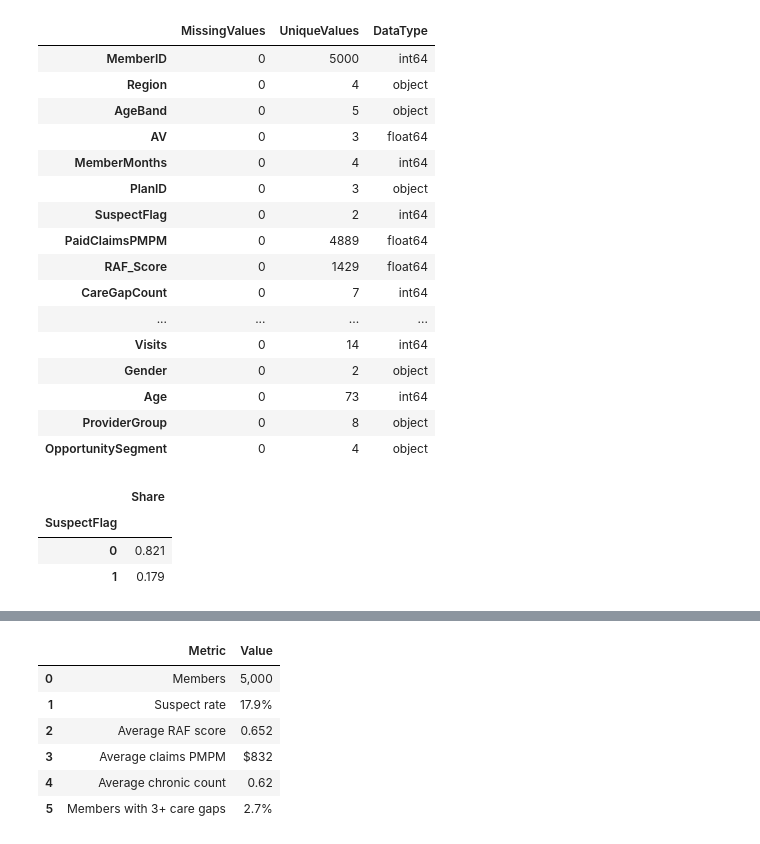
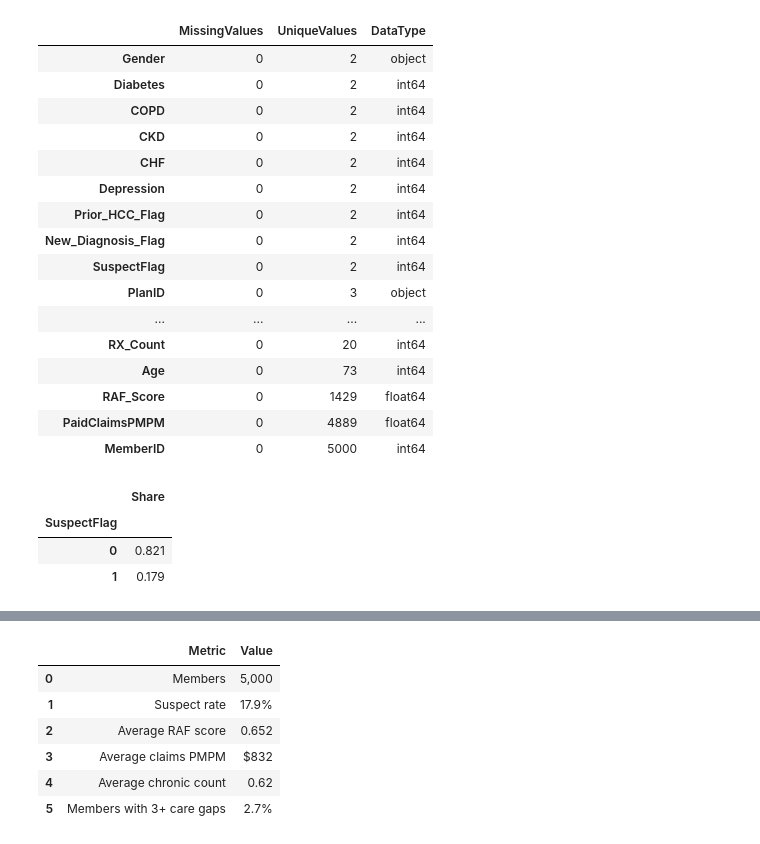
Before and after one commit to BIRJUNG/healthcare-risk-command-center, a Jupyter notebook: notebooks/Healthcare_Risk_Adjustment_Analytics.ipynb, the cells around one changed output, grey strips where cells are left out. Drawn from its saved outputs; the diff is of its cells as text; code cells hidden in the pictures.

```diff
--- a/notebooks/Healthcare_Risk_Adjustment_Analytics.ipynb
+++ b/notebooks/Healthcare_Risk_Adjustment_Analytics.ipynb
@@ -28,7 +57,7 @@ from sklearn.metrics import PrecisionRecallDisplay, RocCurveDisplay
 
 warnings.filterwarnings("ignore")
 sns.set_theme(style="whitegrid", palette="deep")
-pd.set_option("display.max_columns", 60)
+pd.set_option("display.max_columns", 80)
 pd.set_option("display.float_format", lambda value: f"{value:,.3f}")
 
 PROJECT_ROOT = Path.cwd()
@@ -38,9 +67,7 @@ if str(PROJECT_ROOT) not in sys.path:
     sys.path.insert(0, str(PROJECT_ROOT))
 
 from src.risk_adjustment_pipeline import (
-    CATEGORICAL_FEATURES,
     MODEL_FEATURES,
-    NUMERIC_FEATURES,
     TARGET,
     classification_summary,
     feature_importance,
@@ -54,6 +81,9 @@ from src.risk_adjustment_pipeline import (
 
 DATA_DIR = PROJECT_ROOT / "data"
 OUTPUT_DIR = PROJECT_ROOT / "outputs"
-FIG_DIR = PROJECT_ROOT / "outputs" / "figures"
+FIG_DIR = OUTPUT_DIR / "figures"
 for folder in [DATA_DIR, OUTPUT_DIR, FIG_DIR]:
     folder.mkdir(parents=True, exist_ok=True)
+
+print(f"Project root: {PROJECT_ROOT}")
+print("Setup complete.")
@@ -93,32 +150,37 @@ Before modeling, the workflow checks completeness, feature types, target prevale
 data_dictionary = pd.DataFrame(
     [
         ("MemberID", "Synthetic member identifier; no real PHI."),
-        ("Region, ProviderGroup", "Operational segments for network and market analysis."),
-        ("Age, Gender, AgeBand", "Demographic attributes used for profiling and fairness checks."),
-        ("Visits, ER_Visits, Inpatient_Admits, RX_Count", "Healthcare utilization signals."),
+        ("Region", "Market or geography segment."),
+        ("ProviderGroup", "Provider organization responsible for member care."),
+        ("Age, Gender, AgeBand", "Demographic attributes for profiling and validation."),
+        ("Visits, ER_Visits, Inpatient_Admits, RX_Count", "Utilization intensity signals."),
         ("Diabetes, COPD, CKD, CHF, Depression", "Synthetic chronic condition indicators."),
-        ("ChronicCount", "Total chronic-condition burden."),
-        ("Prior_HCC_Flag, New_Diagnosis_Flag", "HCC-like prior documentation and new diagnosis signals."),
-        ("CareGapCount", "Open care or documentation gap count."),
+        ("ChronicCount", "Total count of chronic conditions."),
+        ("Prior_HCC_Flag", "Whether risk was previously documented."),
+        ("New_Diagnosis_Flag", "Potential new documentation opportunity."),
+        ("CareGapCount", "Open care or documentation gaps."),
         ("RAF_Score", "Synthetic risk adjustment factor score."),
         ("PaidClaimsPMPM", "Synthetic paid claims per member per month."),
-        ("PlanID, MemberMonths, AV", "Plan and enrollment fields used for transfer modeling."),
-        ("SuspectFlag", "Target: member should be prioritized for documentation/chart-review workflow."),
+        ("PlanID, MemberMonths, AV", "Plan, enrollment, and actuarial value fields."),
+        ("SuspectFlag", "Target: member should be prioritized for review."),
     ],
     columns=["Field", "Meaning"],
 )
 
 display(data_dictionary)
 
-quality_summary = pd.DataFrame({
-    "MissingValues": df.isna().sum(),
-    "UniqueValues": df.nunique(),
-    "DataType": df.dtypes.astype(str),
-}).sort_values("MissingValues", ascending=False)
+quality_summary = pd.DataFrame(
+    {
+        "MissingValues": df.isna().sum(),
+        "UniqueValues": df.nunique(),
+        "DataType": df.dtypes.astype(str),
+    }
+).sort_values(["MissingValues", "UniqueValues"], ascending=[False, True])
+
 display(quality_summary)
 
-prevalence = df[TARGET].value_counts(normalize=True).rename("Share").to_frame()
-display(prevalence)
+target_summary = df[TARGET].value_counts(normalize=True).rename("Share").to_frame()
+display(target_summary)
 # %% [output]
 |  | Field | Meaning |
 | 0 | MemberID | Synthetic member identifier; no r... |
@@ -136,20 +200,20 @@ display(prevalence)
 |  | MissingValues | UniqueValues | DataType |
+| Gender | 0 | 2 | object |
+| Diabetes | 0 | 2 | int64 |
+| COPD | 0 | 2 | int64 |
+| CKD | 0 | 2 | int64 |
+| CHF | 0 | 2 | int64 |
+| Depression | 0 | 2 | int64 |
+| Prior_HCC_Flag | 0 | 2 | int64 |
+| New_Diagnosis_Flag | 0 | 2 | int64 |
+| SuspectFlag | 0 | 2 | int64 |
+| PlanID | 0 | 3 | object |
+| ... | ... | ... | ... |
+| RX_Count | 0 | 20 | int64 |
+| Age | 0 | 73 | int64 |
+| RAF_Score | 0 | 1429 | float64 |
+| PaidClaimsPMPM | 0 | 4889 | float64 |
 | MemberID | 0 | 5000 | int64 |
-| Region | 0 | 4 | object |
-| AgeBand | 0 | 5 | object |
-| AV | 0 | 3 | float64 |
-| MemberMonths | 0 | 4 | int64 |
-| PlanID | 0 | 3 | object |
-| SuspectFlag | 0 | 2 | int64 |
-| PaidClaimsPMPM | 0 | 4889 | float64 |
-| RAF_Score | 0 | 1429 | float64 |
-| CareGapCount | 0 | 7 | int64 |
-| ... | ... | ... | ... |
-| Visits | 0 | 14 | int64 |
-| Gender | 0 | 2 | object |
-| Age | 0 | 73 | int64 |
-| ProviderGroup | 0 | 8 | object |
-| OpportunitySegment | 0 | 4 | object |
 |  | Share |
 | SuspectFlag |  |
 | 0 | 0.821 |
```
Also changed, not shown: parts of 34 cells of this notebook, 5 other files.
